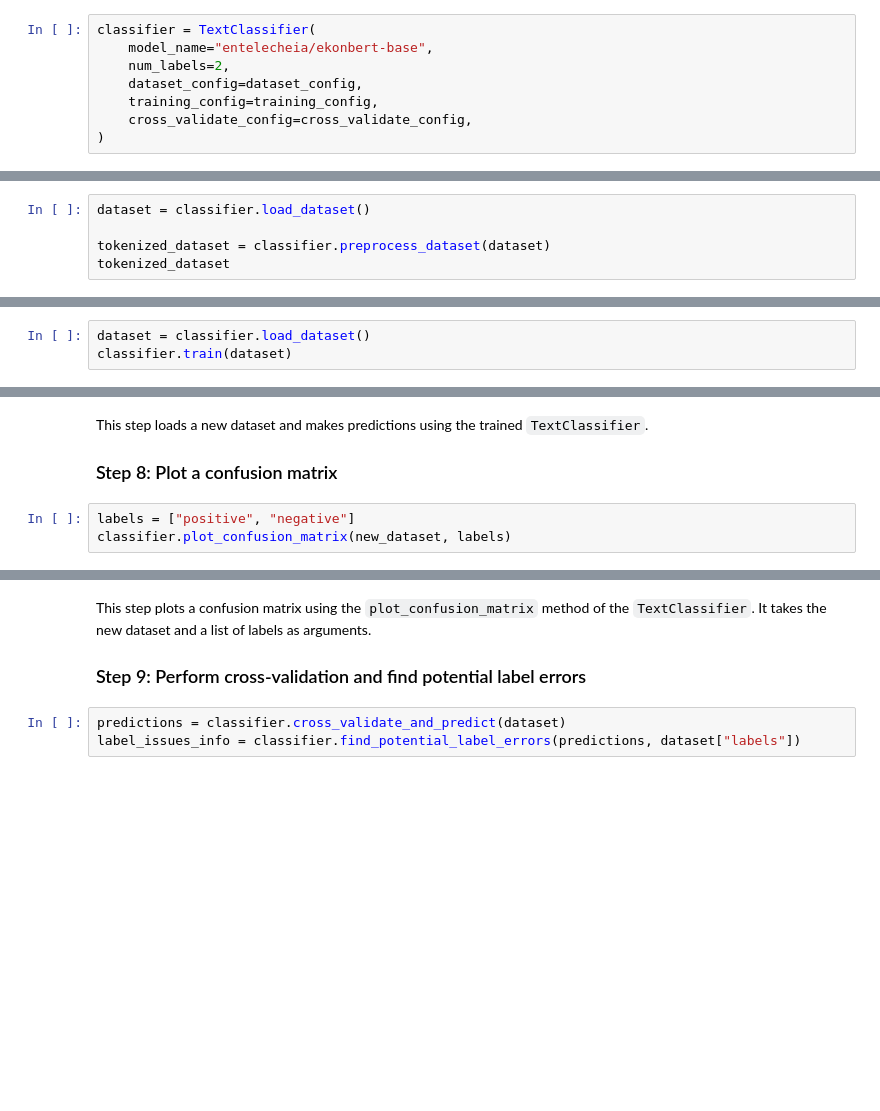
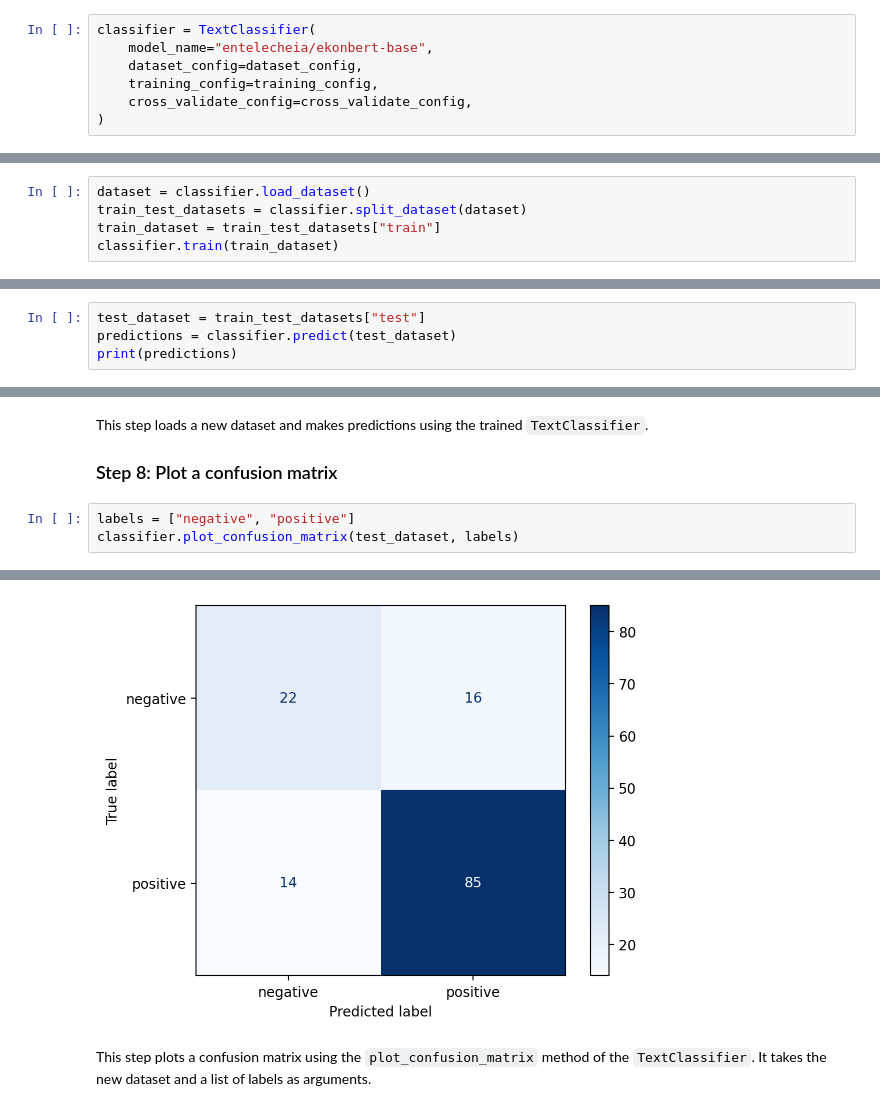
Before and after one commit to entelecheia/hyfi-ml, a Jupyter notebook: book/usage/classification.ipynb, the cells around one changed output, grey strips where cells are left out. Saved outputs shown, nothing was run; the diff lists cells and outputs as text; blank space fills up the shorter version.

```diff
--- a/book/usage/classification.ipynb
+++ b/book/usage/classification.ipynb
@@ -131,7 +132,6 @@ This step creates instances of `DatasetConfig`, `TrainingConfig`, and `CrossVali
 # %%
 classifier = TextClassifier(
     model_name="entelecheia/ekonbert-base",
-    num_labels=2,
     dataset_config=dataset_config,
     training_config=training_config,
     cross_validate_config=cross_validate_config,
@@ -142,7 +142,7 @@ This step creates an instance of the `TextClassifier` class with the specified c
 ### Step 6: Load the dataset and train the model
 # %%
 dataset = classifier.load_dataset()
-
-tokenized_dataset = classifier.preprocess_dataset(dataset)
-tokenized_dataset
+train_test_datasets = classifier.split_dataset(dataset)
+train_dataset = train_test_datasets["train"]
+classifier.train(train_dataset)
 # %% [output]
@@ -153,3 +154,0 @@ Dataset({
-# %%
-dataset = classifier.load_dataset()
-classifier.train(dataset)
@@ -166,0 +159,4 @@ predictions = classifier.predict(new_dataset)
+# %%
+test_dataset = train_test_datasets["test"]
+predictions = classifier.predict(test_dataset)
+print(predictions)
@@ -169,5 +168,6 @@ This step loads a new dataset and makes predictions using the trained `TextClass
 
 ### Step 8: Plot a confusion matrix
 # %%
-labels = ["positive", "negative"]
-classifier.plot_confusion_matrix(new_dataset, labels)
+labels = ["negative", "positive"]
+classifier.plot_confusion_matrix(test_dataset, labels)
+# %% [output]
@@ -174,8 +175,4 @@ classifier.plot_confusion_matrix(new_dataset, labels)
+[figure, added]
 # %% [markdown]
 This step plots a confusion matrix using the `plot_confusion_matrix` method of the `TextClassifier`. It takes the new dataset and a list of labels as arguments.
-
-### Step 9: Perform cross-validation and find potential label errors
-# %%
-predictions = classifier.cross_validate_and_predict(dataset)
-label_issues_info = classifier.find_potential_label_errors(predictions, dataset["labels"])
 # %% [markdown]
```
Also changed, not shown: parts of 9 cells of this notebook.
